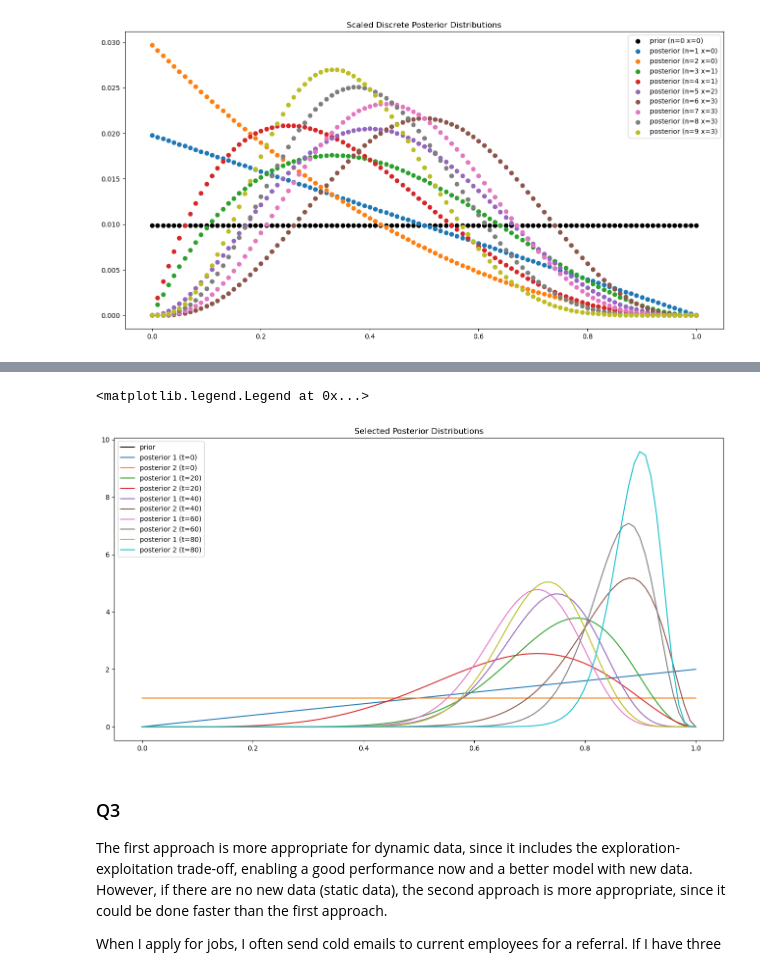
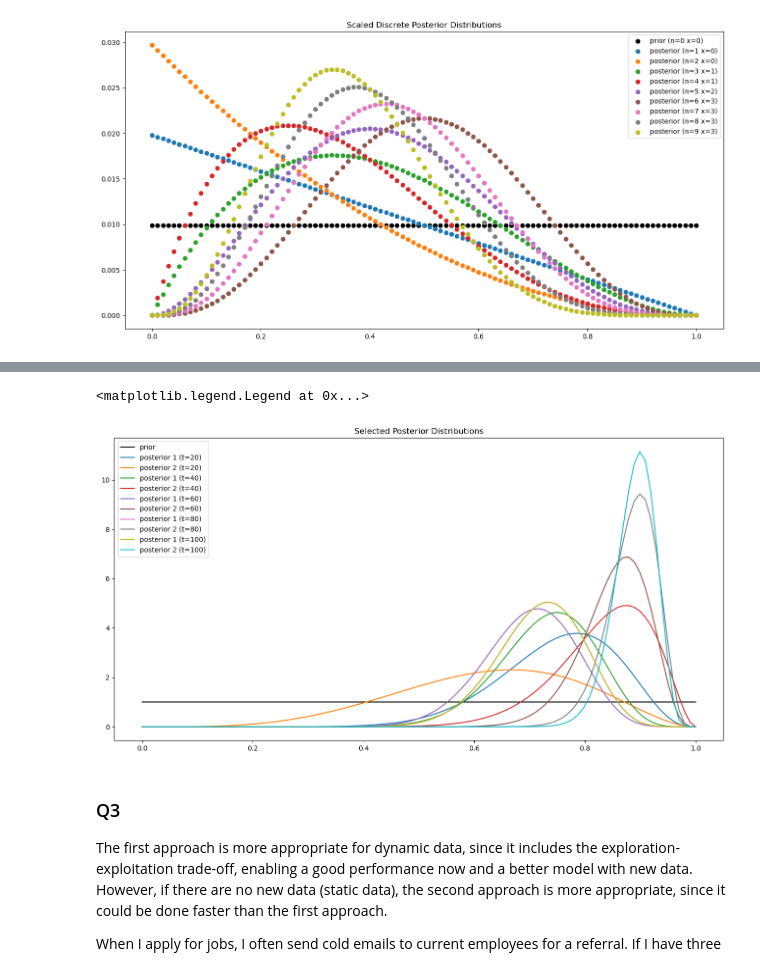
Before and after one commit to Stary54264/STA365-HW, a Jupyter notebook: HW2.ipynb, the cells around one changed output, grey strips where cells are left out. Cells and saved outputs as stored; diff of their text form; code cells hidden in the pictures.

```diff
--- a/HW2.ipynb
+++ b/HW2.ipynb
@@ -42,37 +60,39 @@ np.random.seed(365)
 # %%
+np.random.seed(365)
+
 m = 100
 pd = np.linspace(0, 1, m)
 alpha, beta = 1, 1
 prior = stats.beta(a=alpha, b=beta)
 theta1, theta2 = 0.7, 0.9
 n1, x1, n2, x2 = 0, 0, 0, 0
 posterior1, posterior2 = prior, prior
 
 plt.figure(figsize=(16, 8))
-plt.plot(pd, prior.pdf(pd), label="prior", color='k')
+plt.plot(pd, prior.pdf(pd), label="prior", color="k")
 plt.title("Selected Posterior Distributions")
 
 for t in range(m):
     p = np.mean(posterior1.rvs(size=100) < posterior2.rvs(size=100))
-    coin = stats.bernoulli(p=p).rvs(size=1)
+    coin = stats.bernoulli(p=p).rvs()
 
     if coin:
         n2 += 1
-        x2 += stats.bernoulli(theta2).rvs(size=1)[0]
+        x2 += stats.bernoulli(theta2).rvs()
         posterior2 = stats.beta(a=x2+alpha, b=n2-x2+beta)
     else:
         n1 += 1
-        x1 += stats.bernoulli(theta1).rvs(size=1)[0]
+        x1 += stats.bernoulli(theta1).rvs()
         posterior1 = stats.beta(a=x1+alpha, b=n1-x1+beta)
 
-    if t % 20 == 0:
-        plt.plot(pd, posterior1.pdf(pd), label="posterior 1 (t="+str(t)+")")
-        plt.plot(pd, posterior2.pdf(pd), label="posterior 2 (t="+str(t)+")")
+    if t % 20 == 19:
+        plt.plot(pd, posterior1.pdf(pd), label="posterior 1 (t="+str(t+1)+")")
+        plt.plot(pd, posterior2.pdf(pd), label="posterior 2 (t="+str(t+1)+")")
 
 plt.legend()
 # %% [output]
 <matplotlib.legend.Legend at 0x...>
-[figure, old version]
+[figure, new version]
 # %% [markdown]
 ### Q3
 
```
Also changed, not shown: parts of 4 cells of this notebook, 1 other file.
